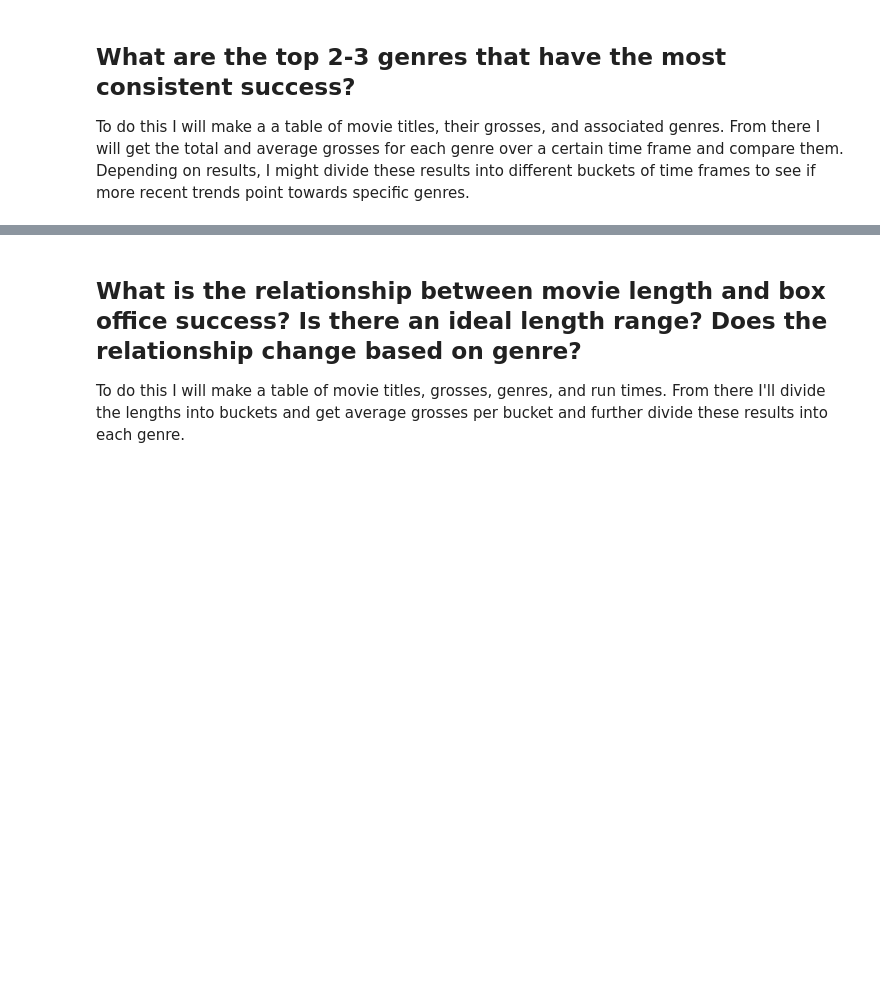
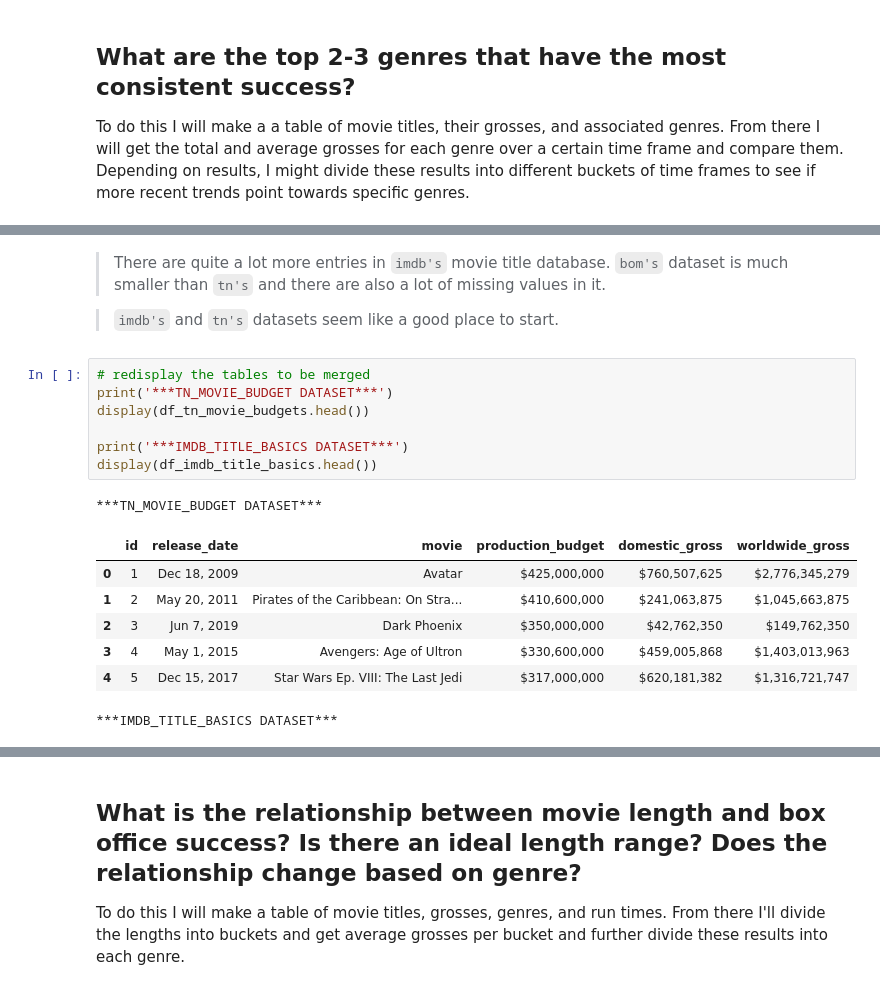
Before and after one commit to AustinTowery/Box-Office-Movies-Analysis, a Jupyter notebook: student.ipynb, the cells around one changed output, grey strips where cells are left out. Drawn from its saved outputs; the diff is of its cells as text; blank space fills up the shorter version.

Commit message:
Started cleaning data for first question

```diff
--- a/student.ipynb
+++ b/student.ipynb
@@ -189,0 +266,20 @@ dict_keys(['bom_movie_gross', 'imdb_name_basics', 'imdb_title_akas', 'imdb_title
+# %% [markdown]
+>There are quite a lot more entries in `imdb's` movie title database.  `bom's` dataset is much smaller than `tn's` and there are also a lot of missing values in it.
+
+>`imdb's` and `tn's` datasets seem like a good place to start.
+# %%
+# redisplay the tables to be merged
+print('***TN_MOVIE_BUDGET DATASET***')
+display(df_tn_movie_budgets.head())
+
+print('***IMDB_TITLE_BASICS DATASET***')
+display(df_imdb_title_basics.head())
+# %% [output]
+***TN_MOVIE_BUDGET DATASET***
+|  | id | release_date | movie | production_budget | domestic_gross | worldwide_gross |
+| 0 | 1 | Dec 18, 2009 | Avatar | $425,000,000 | $760,507,625 | $2,776,345,279 |
+| 1 | 2 | May 20, 2011 | Pirates of the Caribbean: On Stra... | $410,600,000 | $241,063,875 | $1,045,663,875 |
+| 2 | 3 | Jun 7, 2019 | Dark Phoenix | $350,000,000 | $42,762,350 | $149,762,350 |
+| 3 | 4 | May 1, 2015 | Avengers: Age of Ultron | $330,600,000 | $459,005,868 | $1,403,013,963 |
+| 4 | 5 | Dec 15, 2017 | Star Wars Ep. VIII: The Last Jedi | $317,000,000 | $620,181,382 | $1,316,721,747 |
+***IMDB_TITLE_BASICS DATASET***
```
Also changed, not shown: parts of 19 cells of this notebook.
